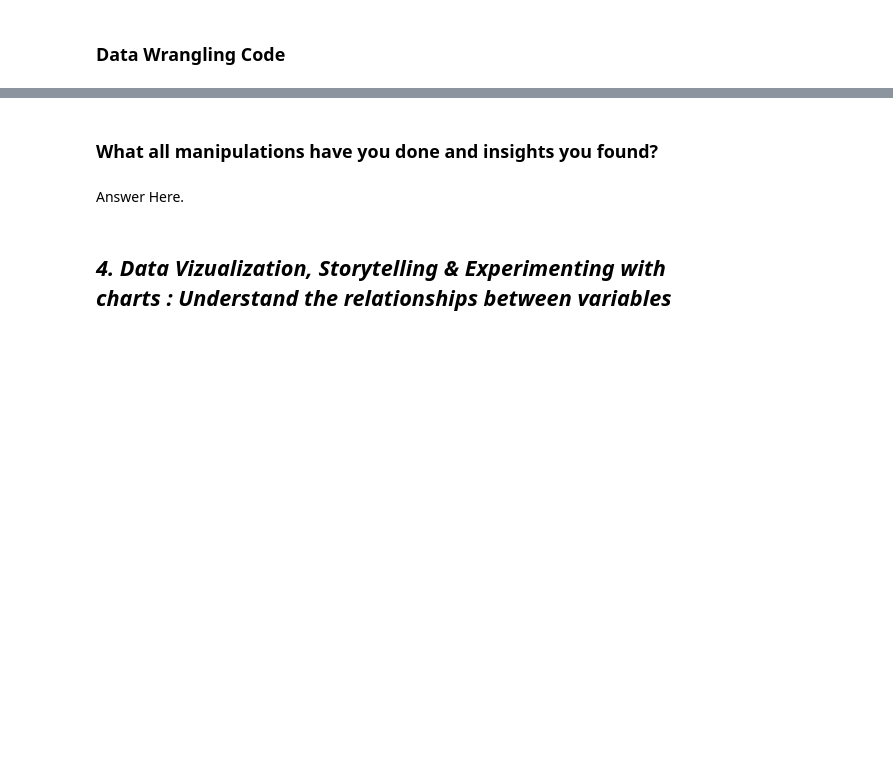
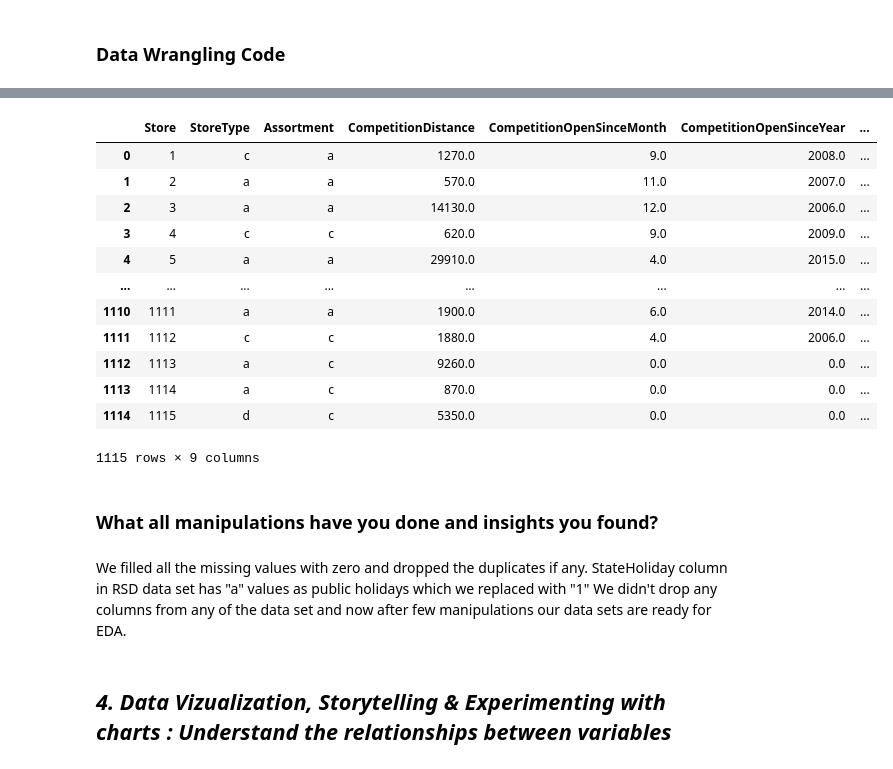
Before and after one commit to vedanttule134/Retail-Sales-Prediction, a Jupyter notebook: Retail_Sales_Prediction.ipynb, the cells around one changed output, grey strips where cells are left out. Cells and saved outputs as stored; diff of their text form; code cells hidden in the pictures; blank space fills up the shorter version.

```diff
--- a/Retail_Sales_Prediction.ipynb
+++ b/Retail_Sales_Prediction.ipynb
@@ -353,7 +406,25 @@ len(RSD['Sales'].unique())
+# %%
+# Final store data set
+store
+# %% [output]
+|  | Store | StoreType | Assortment | CompetitionDistance | CompetitionOpenSinceMonth | CompetitionOpenSinceYear | ... |
+| 0 | 1 | c | a | 1270.0 | 9.0 | 2008.0 | ... |
+| 1 | 2 | a | a | 570.0 | 11.0 | 2007.0 | ... |
+| 2 | 3 | a | a | 14130.0 | 12.0 | 2006.0 | ... |
+| 3 | 4 | c | c | 620.0 | 9.0 | 2009.0 | ... |
+| 4 | 5 | a | a | 29910.0 | 4.0 | 2015.0 | ... |
+| ... | ... | ... | ... | ... | ... | ... | ... |
+| 1110 | 1111 | a | a | 1900.0 | 6.0 | 2014.0 | ... |
+| 1111 | 1112 | c | c | 1880.0 | 4.0 | 2006.0 | ... |
+| 1112 | 1113 | a | c | 9260.0 | 0.0 | 0.0 | ... |
+| 1113 | 1114 | a | c | 870.0 | 0.0 | 0.0 | ... |
+| 1114 | 1115 | d | c | 5350.0 | 0.0 | 0.0 | ... |
+1115 rows × 9 columns
 # %% [markdown]
 ### What all manipulations have you done and insights you found?
-# %% [markdown]
-Answer Here.
+# %% [markdown]
+We filled all the missing values with zero and dropped the duplicates if any. StateHoliday column in RSD data set has "a" values as public holidays which we replaced with "1"
+We didn't drop any columns from any of the data set and now after few manipulations our data sets are ready for EDA.
 # %% [markdown]
 ## ***4. Data Vizualization, Storytelling & Experimenting with charts : Understand the relationships between variables***
 # %% [markdown]
```
Also changed, not shown: parts of 22 cells of this notebook.
